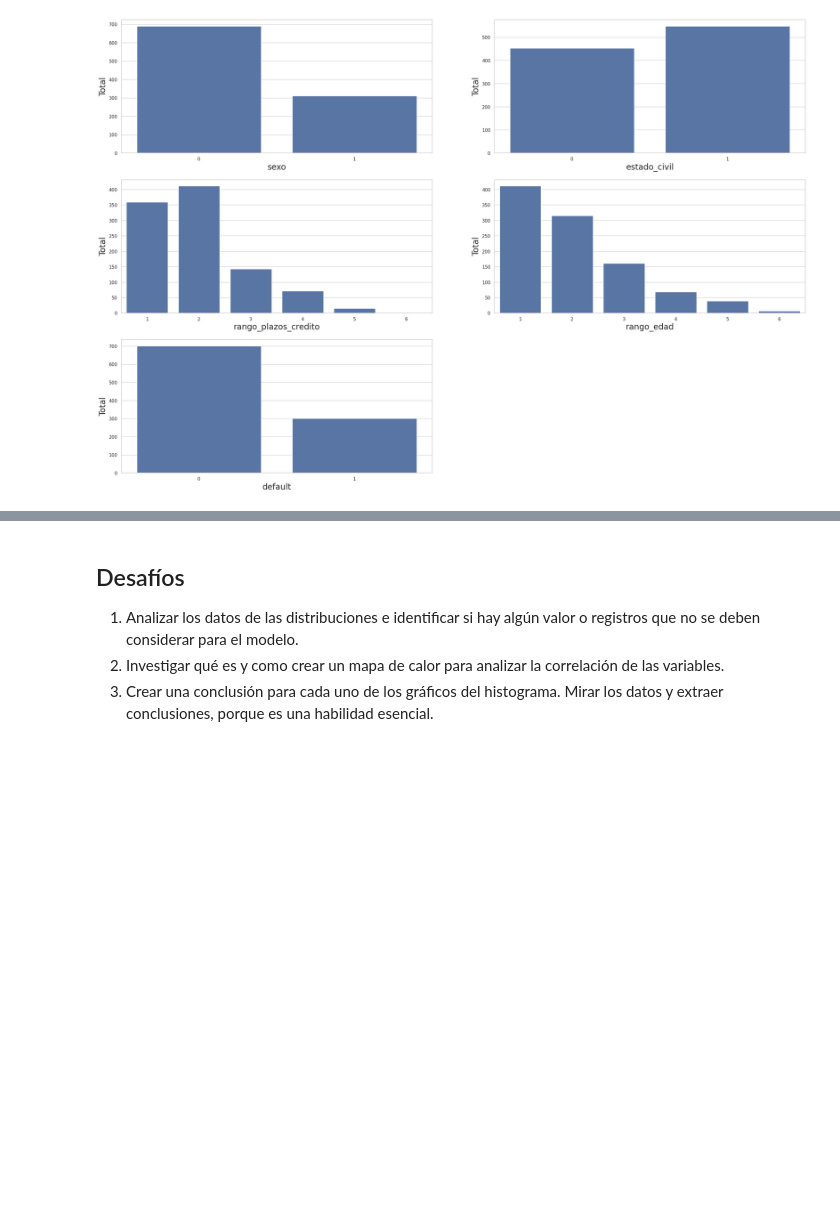
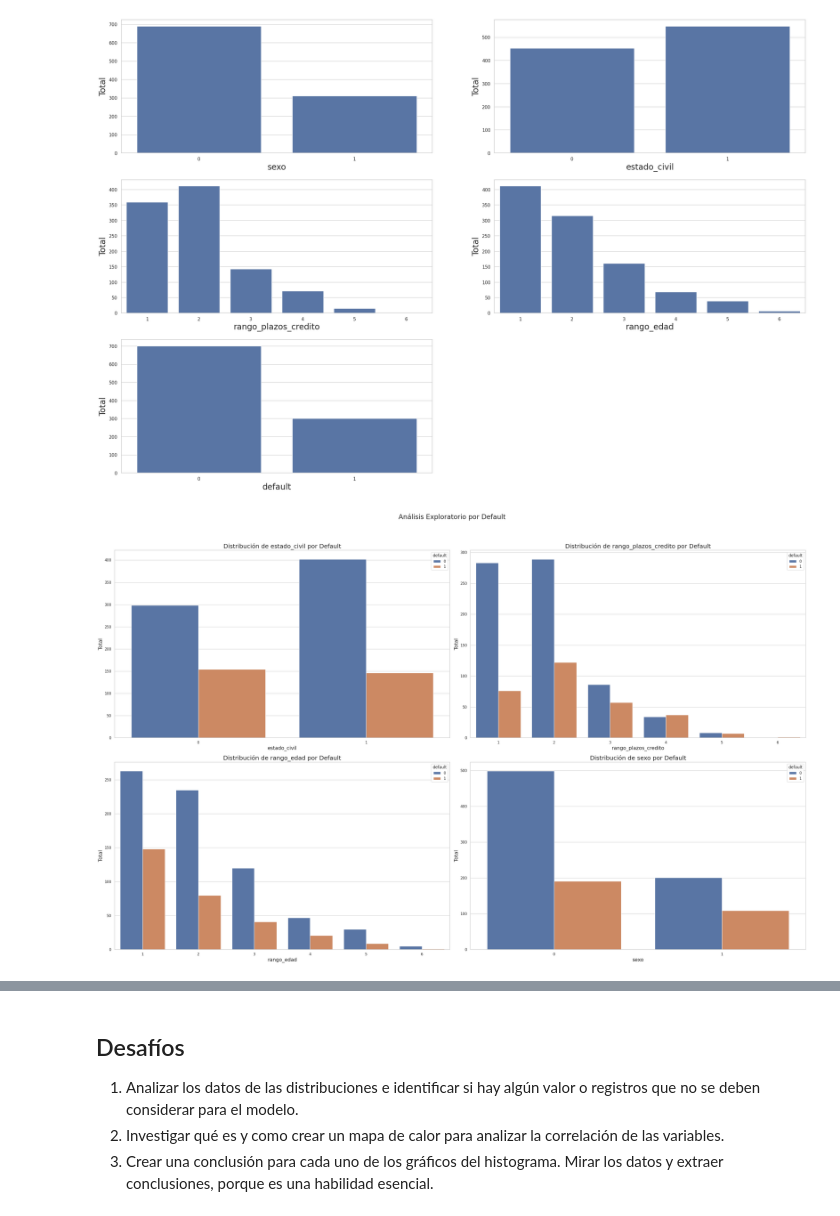
Before and after one commit to mbozop/inmersion-de-datos-python, a Jupyter notebook: credito_banco_aleman_inmersion.ipynb, the cells around one changed output, grey strips where cells are left out. Cells and saved outputs as stored; diff of their text form; code cells hidden in the pictures; blank space fills up the shorter version.

```diff
--- a/credito_banco_aleman_inmersion.ipynb
+++ b/credito_banco_aleman_inmersion.ipynb
@@ -286,3 +287,27 @@ def analisis_exploratorio():
 analisis_exploratorio()
 # %% [output]
 [figure]
+# %%
+# prompt: # prompt: realiza la función análisis exploratorio por default, para las variables estado_civil, rango_plazos_credito, rango_edad, sexo
+
+import matplotlib.pyplot as plt
+def analisis_exploratorio_por_default():
+  global df_banco
+  variables = ['estado_civil', 'rango_plazos_credito', 'rango_edad', 'sexo']
+  lista_variables = list(enumerate(variables))
+  plt.figure(figsize=(30, 20))
+  plt.suptitle('Análisis Exploratorio por Default', fontsize=20)
+
+  for i in lista_variables:
+    plt.subplot(2, 2, i[0]+1)
+    sns.countplot(data=df_banco, x=i[1], hue='default')
+    plt.xlabel(i[1], fontsize=15)
+    plt.ylabel('Total', fontsize=15)
+    plt.title(f'Distribución de {i[1]} por Default', fontsize=18)
+
+  plt.tight_layout(rect=[0, 0.03, 1, 0.95])
+  plt.show()
+
+analisis_exploratorio_por_default()
+# %% [output]
+[figure, added]
```
Also changed, not shown: parts of 13 cells of this notebook.
